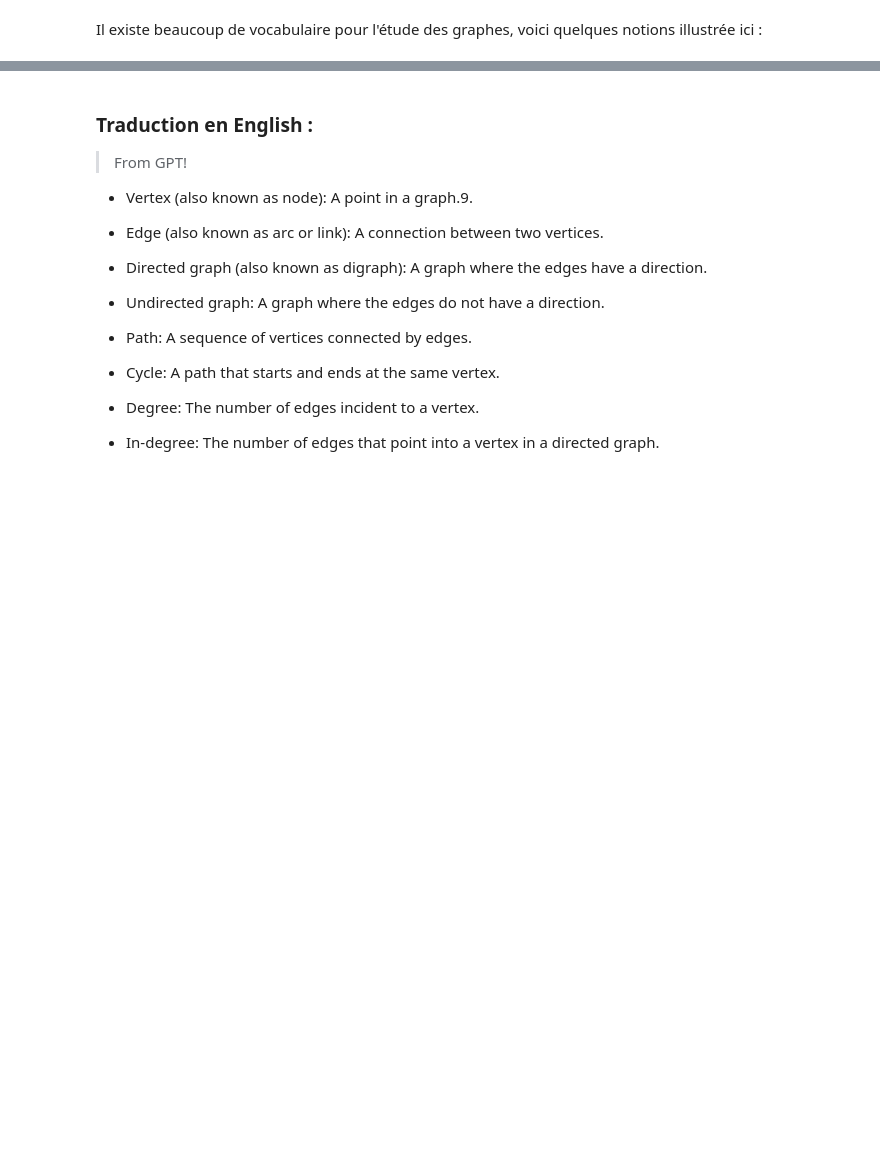
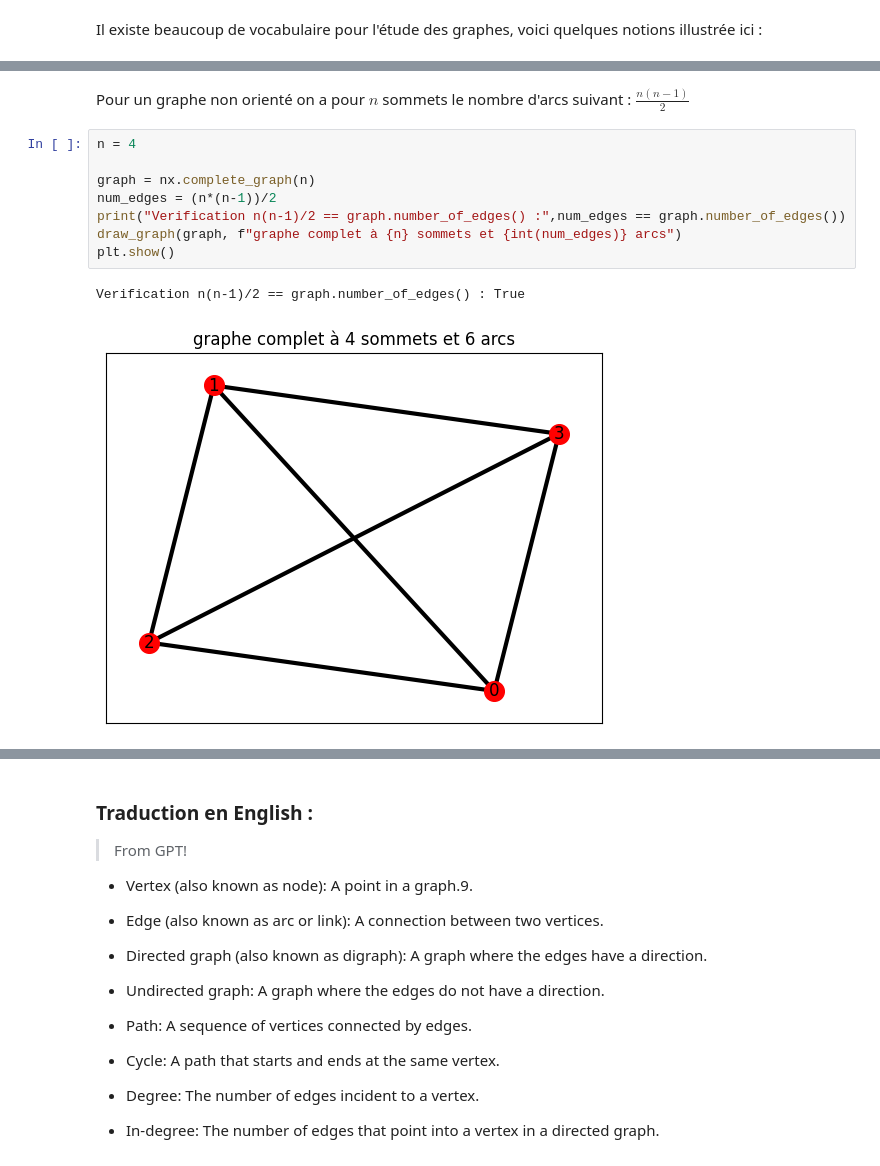
Before and after one commit to kilaposhi/graph_theory, a Jupyter notebook: graph_terminology.ipynb, the cells around one changed output, grey strips where cells are left out. Cells and saved outputs as stored; diff of their text form; blank space fills up the shorter version.

```diff
--- a/graph_terminology.ipynb
+++ b/graph_terminology.ipynb
@@ -6,0 +24,13 @@ Il existe beaucoup de vocabulaire pour l'étude des graphes, voici quelques noti
+# %% [markdown]
+Pour un graphe non orienté on a pour $n$ sommets le nombre d'arcs suivant : $\frac{n(n-1)}{2}$
+# %%
+n = 4
+
+graph = nx.complete_graph(n)
+num_edges = (n*(n-1))/2
+print("Verification n(n-1)/2 == graph.number_of_edges() :",num_edges == graph.number_of_edges())
+draw_graph(graph, f"graphe complet à {n} sommets et {int(num_edges)} arcs")
+plt.show()
+# %% [output]
+Verification n(n-1)/2 == graph.number_of_edges() : True
+[figure, added]
```
Also changed, not shown: parts of 8 cells of this notebook, 4 other files.
